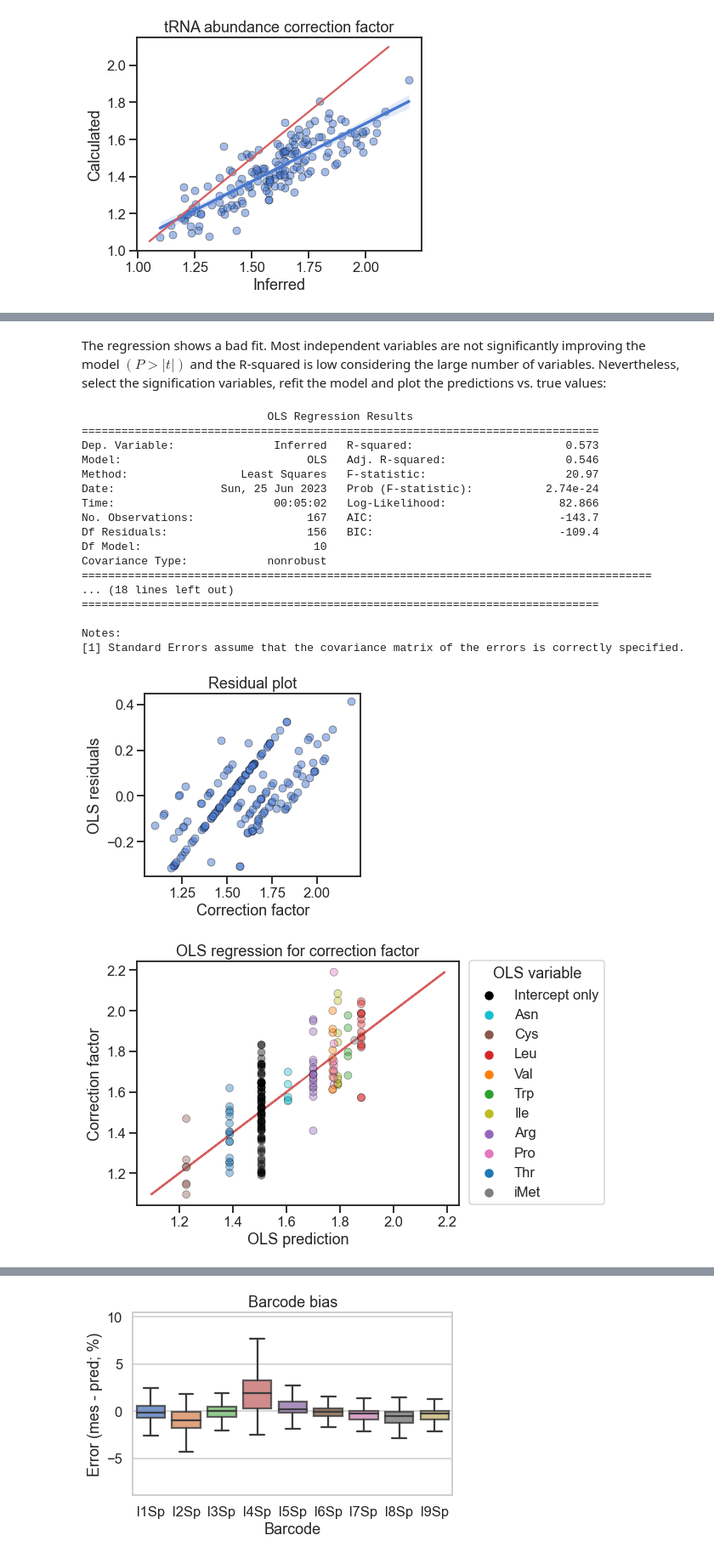
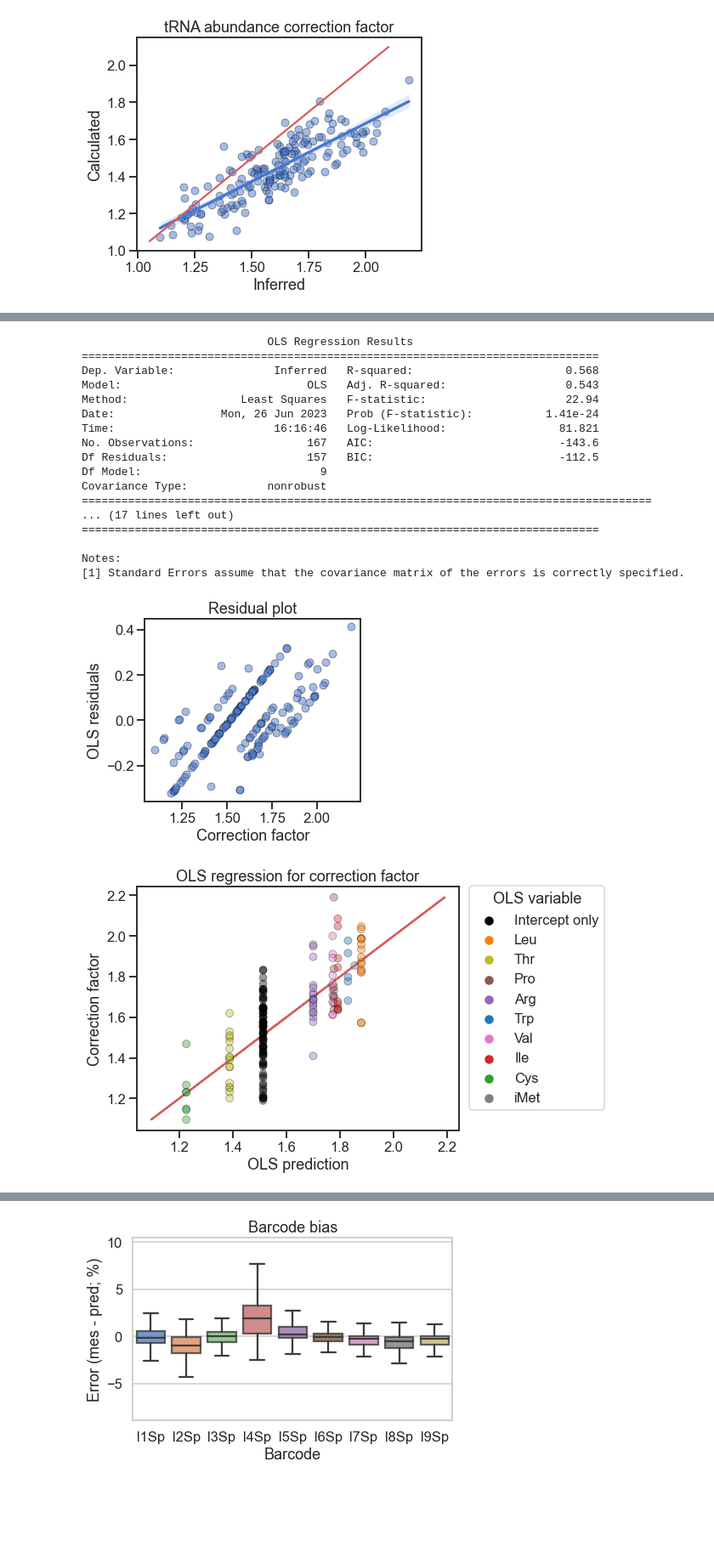
Before and after one commit to krdav/tRNA-charge-seq, a Jupyter notebook: projects/charge_titration/process_data_pub.ipynb, the cells around one changed output, grey strips where cells are left out. Shown at 85% size. Drawn from its saved outputs; the diff is of its cells as text; code cells hidden in the pictures; blank space fills up the shorter version.

```diff
--- a/projects/charge_titration/process_data_pub.ipynb
+++ b/projects/charge_titration/process_data_pub.ipynb
@@ -219,7 +155,8 @@ with sns.axes_style("whitegrid"):
     ax1 = fig.add_subplot(gs[0, 0])
     ax2 = fig.add_subplot(gs[0, 1], sharey=ax1)
 
-    ectr_mask = (charge_df['Ecoli_ctr']) & ~(charge_df['sample_name'] == '100p') & \
+    ectr_mask = (charge_df['tRNA_anno_short'] == 'eColiLys-TTT-1-1') & \
+                ~(charge_df['sample_name'] == '100p') & \
                 (charge_df['plot_group'] == 'Charge-titration')
 
     # Plot charge split on percentage intact tRNA:
@@ -906,14 +647,10 @@ Notes:
 [1] Standard Errors assume that the covariance matrix of the errors is correctly specified.
 [2] The condition number is large, 6.57e+03. This might indicate that there are
 strong multicollinearity or other numerical problems.
-# %% [markdown]
-The regression shows a bad fit.
-Most independent variables are not significantly improving the model $(P>|t|)$ and the R-squared is low considering the large number of variables.
-Nevertheless, select the signification variables, refit the model and plot the predictions vs. true values:
 # %%
 endog = pd.DataFrame(results.model.endog, columns=[results.model.endog_names])
 exog = pd.DataFrame(results.model.exog, columns=results.model.exog_names)
-cols_sele = ['Intercept', 'amino_acid[T.Arg]', 'amino_acid[T.Asn]', 'amino_acid[T.Cys]', \
+cols_sele = ['Intercept', 'amino_acid[T.Arg]', 'amino_acid[T.Cys]', \
 'amino_acid[T.Ile]', 'amino_acid[T.Leu]', 'amino_acid[T.Pro]', 'amino_acid[T.Thr]', \
 'amino_acid[T.Trp]', 'amino_acid[T.Val]', 'amino_acid[T.iMet]']
 results = sm.OLS(endog, exog=exog.loc[:, cols_sele]).fit()
@@ -921,17 +658,17 @@ print(results.summary())
 # %% [output]
                             OLS Regression Results
 ==============================================================================
-Dep. Variable:               Inferred   R-squared:                       0.573
-Model:                            OLS   Adj. R-squared:                  0.546
-Method:                 Least Squares   F-statistic:                     20.97
-Date:                Sun, 25 Jun 2023   Prob (F-statistic):           2.74e-24
-Time:                        00:05:02   Log-Likelihood:                 82.866
-No. Observations:                 167   AIC:                            -143.7
-Df Residuals:                     156   BIC:                            -109.4
-Df Model:                          10
+Dep. Variable:               Inferred   R-squared:                       0.568
+Model:                            OLS   Adj. R-squared:                  0.543
+Method:                 Least Squares   F-statistic:                     22.94
+Date:                Mon, 26 Jun 2023   Prob (F-statistic):           1.41e-24
+Time:                        16:16:46   Log-Likelihood:                 81.821
+No. Observations:                 167   AIC:                            -143.6
+Df Residuals:                     157   BIC:                            -112.5
+Df Model:                           9
 Covariance Type:            nonrobust
 ======================================================================================
-... (18 lines left out)
+... (17 lines left out)
 ==============================================================================
 
 Notes:
@@ -951,41 +688,41 @@ g1.set(ylabel='OLS residuals', xlabel='Correction factor')
 
 fig.tight_layout()
 # %% [output]
-[figure, old version]
+[figure, new version]
 # %%
 # Plot the regression results:
 FB_df['Inferred_fitted'] = results.fittedvalues.values
-aa_sele = {'Arg', 'Asn', 'Cys', 'Ile', 'Leu', 'Pro', 'Thr', 'Trp', 'Val', 'iMet'}
+aa_sele = {'Arg', 'Cys', 'Ile', 'Leu', 'Pro', 'Thr', 'Trp', 'Val', 'iMet'}
 AArgb_dict = dict()
 cmap_b = mpl.colormaps['tab10']
 for aai, aa in enumerate(aa_sele):
     AArgb_dict[aa] = cmap_b(aai)
 
 color_list = list()
 aa_sele_list = list()
 for aa in FB_df['amino_acid']:
     if aa in aa_sele:
         color_list.append(AArgb_dict[aa])
         aa_sele_list.append(aa)
     else:
         color_list.append((0,0,0,1))
         aa_sele_list.append('Intercept only')
 
 FB_df['Variable'] = aa_sele_list
 sns_palette = {aa:col for aa, col in zip(aa_sele_list, color_list)}
 
 fig, ax1 = plt.subplots(1, 1, figsize=(9, 5.5))
 g1 = sns.scatterplot(ax=ax1, data=FB_df, x='Inferred_fitted', y='Inferred', \
                      alpha=0.4, hue='Variable', \
                      edgecolor='black', linewidth=0.7, \
                      palette=sns_palette, \
                      zorder=10)
 sns.move_legend(g1, "upper left", bbox_to_anchor=(1.01, 1.03), ncol=1, title='OLS variable')
 ax1.plot(FB_df['Inferred'].values, FB_df['Inferred'].values, \
          color='r', zorder=1)
 g1.set(xlabel='OLS prediction', ylabel='Correction factor')
 g1.set_title('OLS regression for correction factor')
 fig.tight_layout()
 fig.savefig('data/plotting_pub/correction-factor_OLS-prediction.pdf', bbox_inches='tight')
 # %% [output]
-[figure, old version]
+[figure, new version]
```
Also changed, not shown: parts of 30 cells of this notebook, 42 other files.
